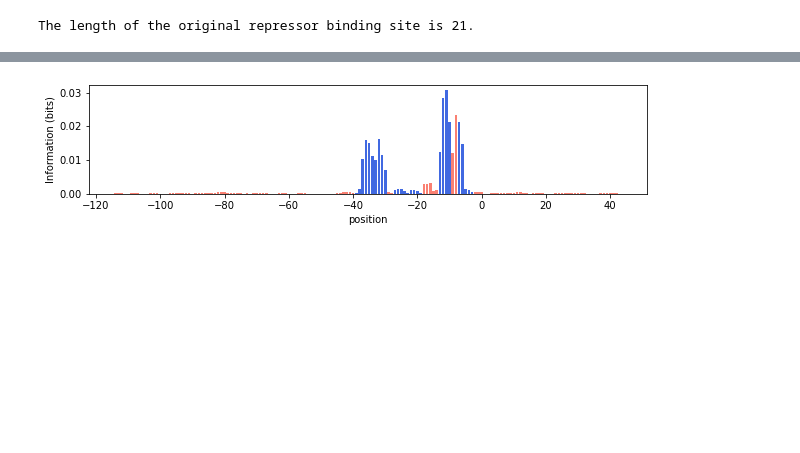
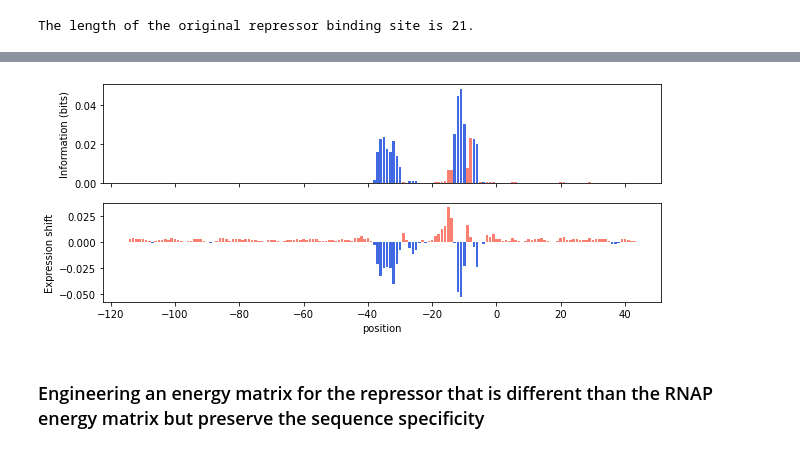
Before and after one commit to RPGroup-PBoC/theoretical_regseq, a Jupyter notebook: notebooks/overlapping_binding_sites.ipynb, the cells around one changed output, grey strips where cells are left out. Drawn from its saved outputs; the diff is of its cells as text; code cells hidden in the pictures; blank space fills up the shorter version.

```diff
--- a/notebooks/overlapping_binding_sites.ipynb
+++ b/notebooks/overlapping_binding_sites.ipynb
@@ -95,3 +95,31 @@ df = tregs.simulate.simrep(promoter, rnap_site, rep_site, rnap_emat, rep_emat,
 n_seqs = len(df)
 mut_list = df['seq'].values
 mu_data = df['norm_ct_1']
+# %%
+nbins = 2
+upper_bound = np.mean(mu_data)
+footprint = tregs.footprint.get_info_footprint(mut_list, mu_data, promoter, nbins, upper_bound,
+                                               pseudocount=0)
+exshift_list = tregs.footprint.get_expression_shift(mut_list, mu_data.values, promoter,
+                                                    smoothed=True, windowsize=3)
+# %%
+fig, axes = plt.subplots(2, 1, figsize=(10, 4),
+                       sharex=True)
+ax1, ax2 = axes
+
+ax1.set_ylabel('Information (bits)')
+ax2.set_ylabel('Expression shift')
+ax2.set_xlabel('position')
+
+windowsize = 3
+cut = int((windowsize - 1) / 2)
+x = np.arange(-115 + cut, 45 - cut)
+shiftcolors = [('salmon' if exshift > 0 else 'royalblue') for exshift in exshift_list]
+ax1.bar(x, footprint, edgecolor=None, color=shiftcolors)
+ax2.bar(x, exshift_list, edgecolor=None, color=shiftcolors)
+#plt.savefig('../figs/lacI_synthetic_footprint_5_15.png', dpi=300, bbox_inches='tight')
+plt.show()
+# %% [output]
+[figure, added]
+# %% [markdown]
+### Engineering an energy matrix for the repressor that is different than the RNAP energy matrix but preserve the sequence specificity
@@ -98,23 +137,28 @@ mu_data = df['norm_ct_1']
 # %%
-nbins = 2
-upper_bound = 10
-footprint = tregs.footprint.get_info_footprint(mut_list, mu_data, promoter, nbins, upper_bound,
-                                               pseudocount=0)
+def plot_footprint(df, wtseq, rnap_wtseq, rep_wtseq):
+    mut_list = df['seq'].values
+    mu_data = df['norm_ct_1']
 
-exshift_list = tregs.footprint.get_expression_shift(mut_list, mu_data.values, promoter,
-                                                    smoothed=True, windowsize=3)
-shiftcolors = [('salmon' if exshift > 0 else 'royalblue') for exshift in exshift_list]
+    nbins = 2
+    upper_bound = np.mean(mu_data)
+    footprint = tregs.footprint.get_info_footprint(mut_list, mu_data, promoter, nbins, upper_bound,
+                                                pseudocount=0)
+    exshift_list = tregs.footprint.get_expression_shift(mut_list, mu_data.values, promoter,
+                                                        smoothed=True, windowsize=3)
 
-fig, ax = plt.subplots(figsize=(10,2))
-ax.set_ylabel('Information (bits)')
-ax.set_xlabel('position')
+    fig, ax = plt.subplots(figsize=(10, 2))
+    ax.set_xlabel('position')
+    ax.set_ylabel('Mutual information (bits)')
 
-windowsize = 3
-cut = int((windowsize - 1) / 2)
-x = np.arange(-115 + cut, 45 - cut)
-ax.bar(x, footprint, edgecolor=None, color=shiftcolors)
+    rnap_start, rnap_end = tregs.seq_utils.find_binding_site(wtseq, rnap_wtseq)
+    rep_start, rep_end = tregs.seq_utils.find_binding_site(wtseq, rep_wtseq)
+    ax.axvspan(rnap_start-116, rnap_end-116, alpha=0.5, color='#A9BFE3')
+    ax.axvspan(rep_start-116, rep_end-116, alpha=0.5, color='#E8B19D')
 
-#plt.savefig('../figs/lacI_synthetic_footprint_5_15.png', dpi=300, bbox_inches='tight')
-plt.show()
+    windowsize = 3
+    cut = int((windowsize - 1) / 2)
+    x = np.arange(-115 + cut, 45 - cut)
+    shiftcolors = [('salmon' if exshift > 0 else 'royalblue') for exshift in exshift_list]
+    ax.bar(x, footprint, edgecolor=None, color=shiftcolors)
+
+    plt.show()
-# %% [output]
-[figure, removed]
```
Also changed, not shown: parts of 20 cells of this notebook.
